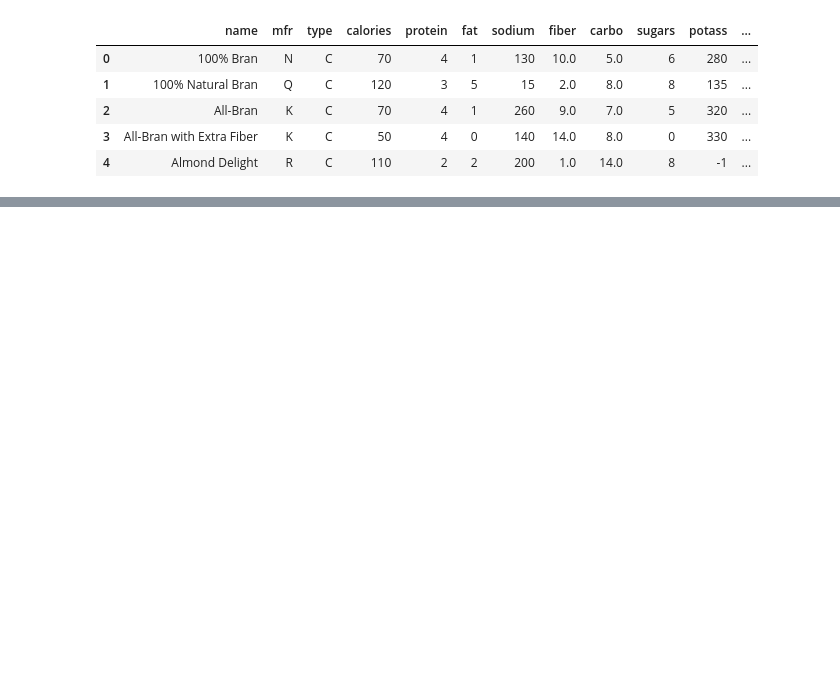
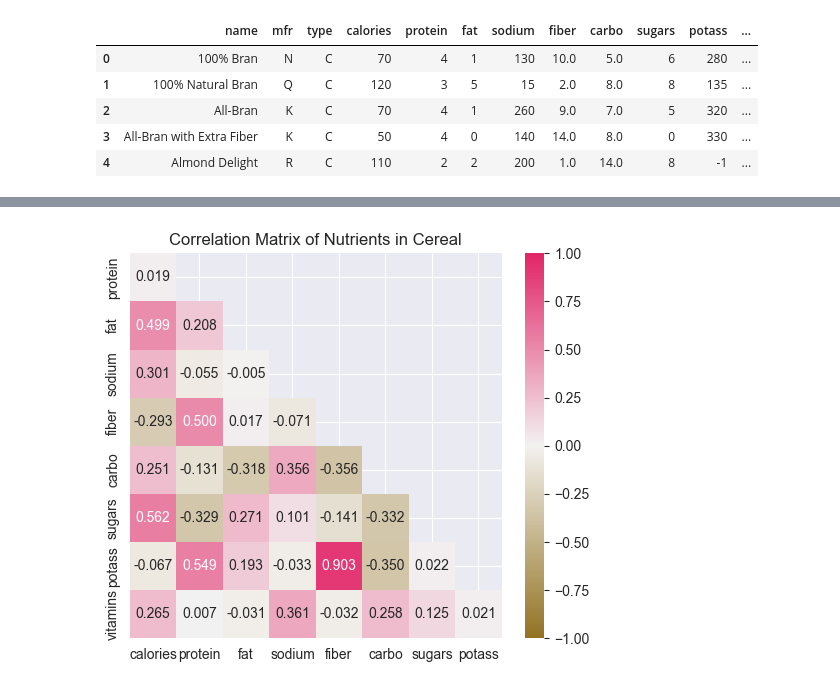
Before and after one commit to trieutienthanh284/Nutrition-Data-Visualization-On-Cereal-Product-Using-Seaborn, a Jupyter notebook: Seaborn_Analyst.ipynb, the cells around one changed output, grey strips where cells are left out. Cells and saved outputs as stored; diff of their text form; code cells hidden in the pictures; blank space fills up the shorter version.

```diff
--- a/Seaborn_Analyst.ipynb
+++ b/Seaborn_Analyst.ipynb
@@ -15,0 +76,10 @@ df.head()
+# %%
+adjusted_y = y[1:, :-1]
+adjusted_corr_table = corr_table.iloc[1:, :-1]
+cmap = sns.diverging_palette(60,0,90,50, as_cmap = True)
+fig, ax = plt.subplots(figsize=(6, 5))
+ax.set(title = 'Correlation Matrix of Nutrients in Cereal');
+sns.heatmap(data = adjusted_corr_table, mask = adjusted_y, cmap = cmap, vmin = -1, vmax = 1,
+            annot = True, fmt = '.3f');
+# %% [output]
+[figure, added]
```
Also changed, not shown: parts of 6 cells of this notebook, 1 other file.
